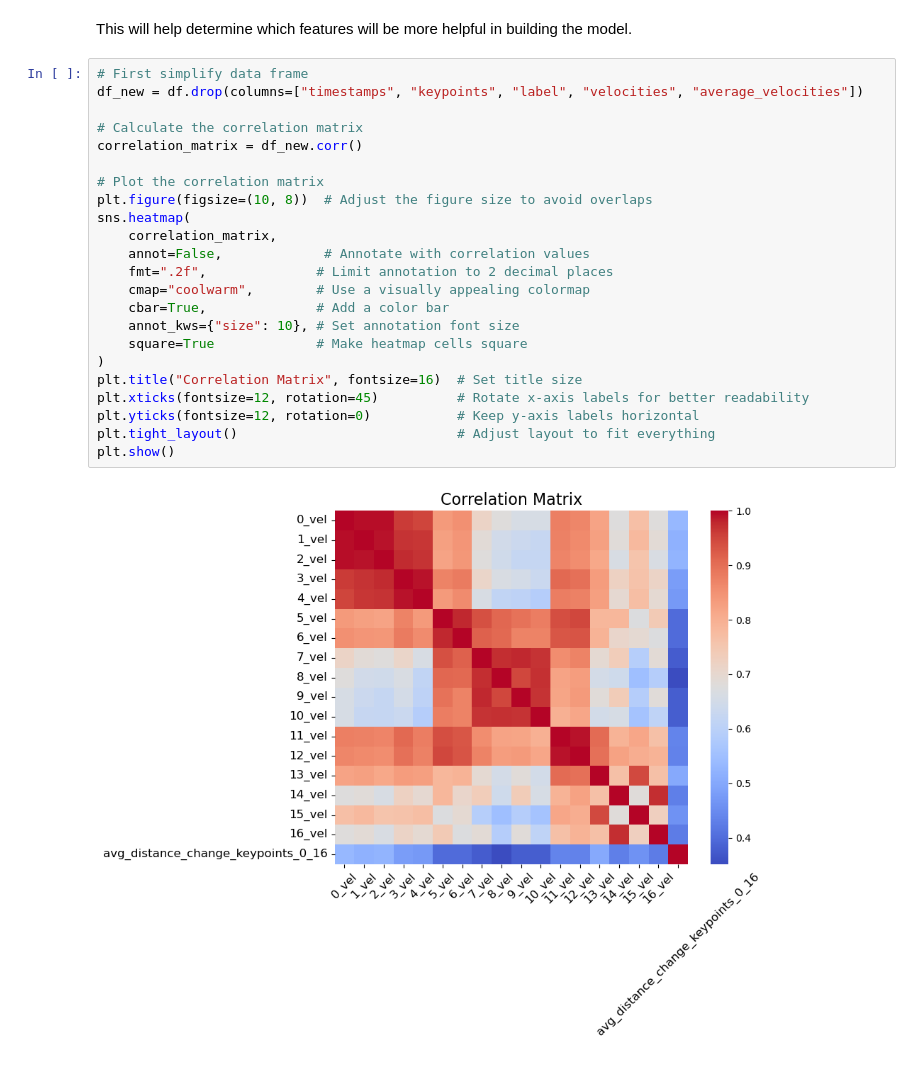
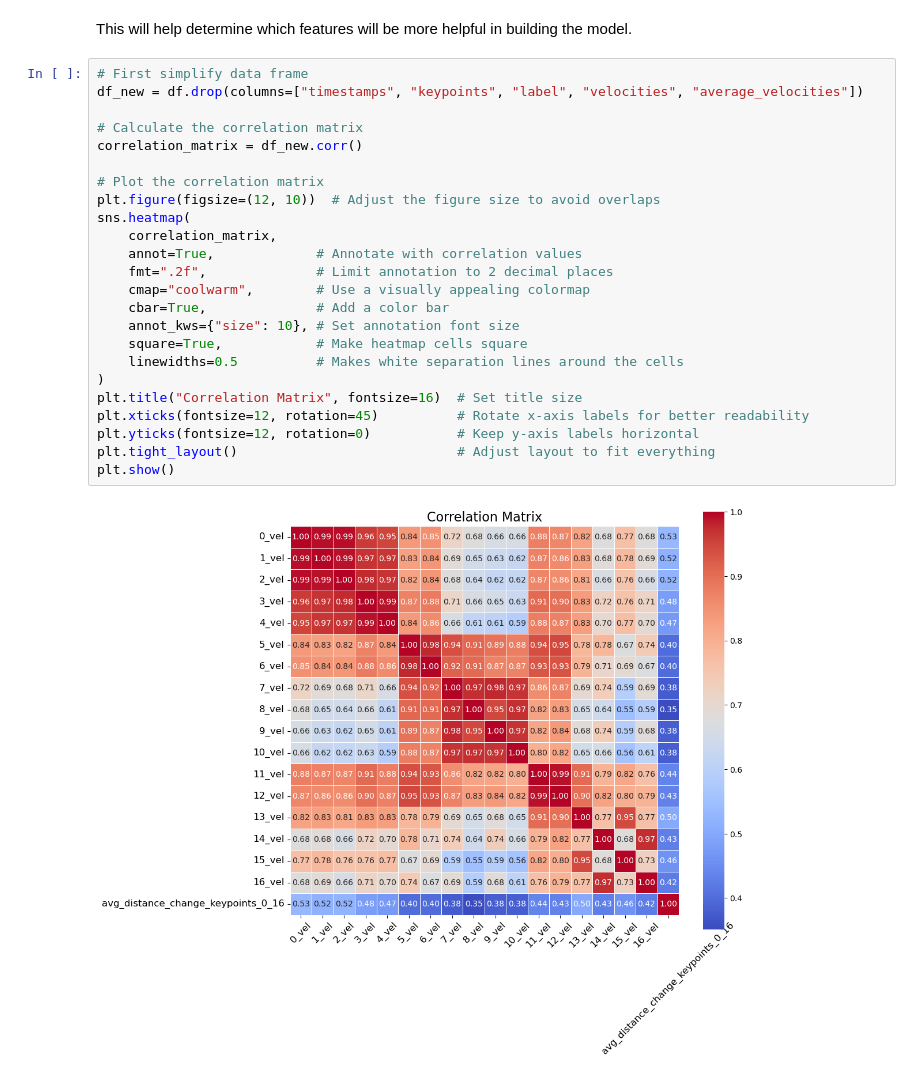
Before and after one commit to kunathmi/cmse492_project, a Jupyter notebook: notebooks/02_data_preprocessing.ipynb, the cells around one changed output. Cells and saved outputs as stored; diff of their text form.

```diff
--- a/notebooks/02_data_preprocessing.ipynb
+++ b/notebooks/02_data_preprocessing.ipynb
@@ -385,25 +385,26 @@ This will help determine which features will be more helpful in building the mod
 # %%
 # First simplify data frame
 df_new = df.drop(columns=["timestamps", "keypoints", "label", "velocities", "average_velocities"])
 
 # Calculate the correlation matrix
 correlation_matrix = df_new.corr()
 
 # Plot the correlation matrix
-plt.figure(figsize=(10, 8))  # Adjust the figure size to avoid overlaps
+plt.figure(figsize=(12, 10))  # Adjust the figure size to avoid overlaps
 sns.heatmap(
     correlation_matrix,
-    annot=False,             # Annotate with correlation values
+    annot=True,             # Annotate with correlation values
     fmt=".2f",              # Limit annotation to 2 decimal places
     cmap="coolwarm",        # Use a visually appealing colormap
     cbar=True,              # Add a color bar
     annot_kws={"size": 10}, # Set annotation font size
-    square=True             # Make heatmap cells square
+    square=True,            # Make heatmap cells square
+    linewidths=0.5          # Makes white separation lines around the cells
 )
 plt.title("Correlation Matrix", fontsize=16)  # Set title size
 plt.xticks(fontsize=12, rotation=45)          # Rotate x-axis labels for better readability
 plt.yticks(fontsize=12, rotation=0)           # Keep y-axis labels horizontal
 plt.tight_layout()                            # Adjust layout to fit everything
 plt.show()
 # %% [output]
-[figure, old version]
+[figure, new version]
```
Also changed, not shown: parts of 1 cell of this notebook, 4 other files.
